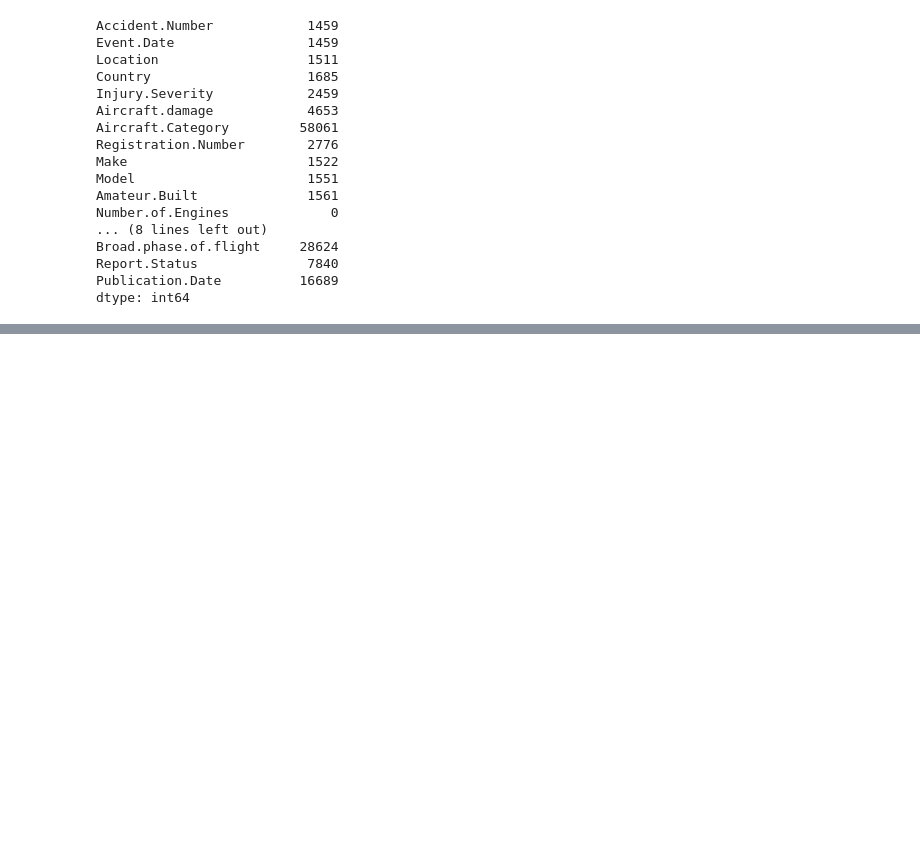
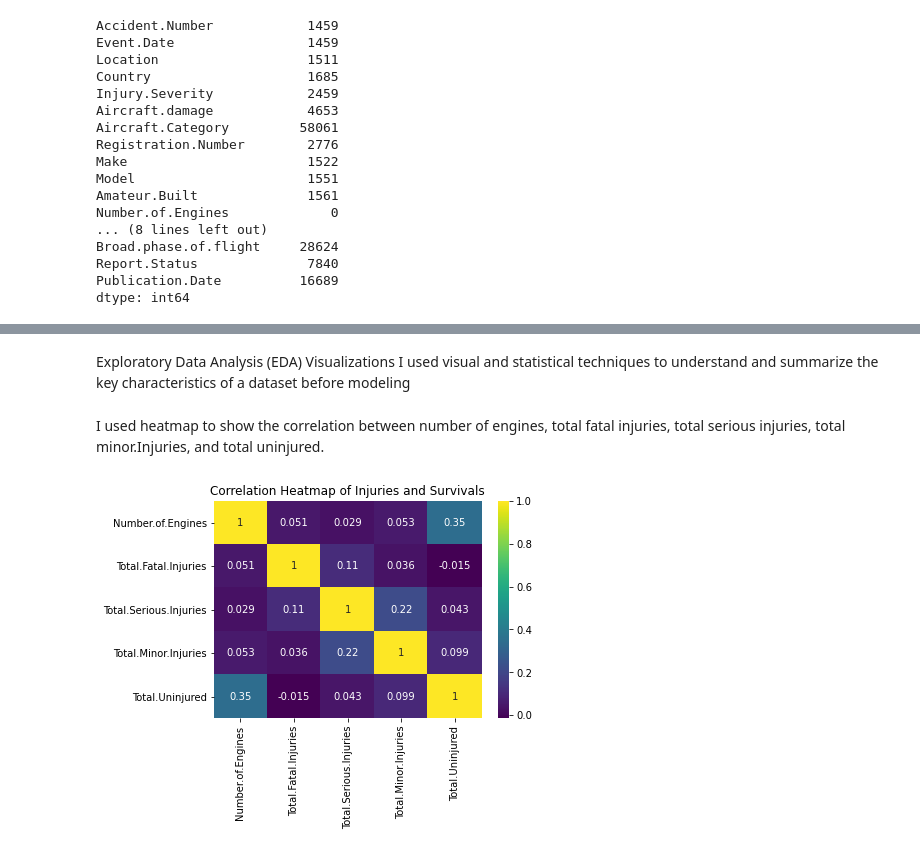
Before and after one commit to vidya-byte/dsc-phase-1-project-v3, a Jupyter notebook: student.ipynb, the cells around one changed output, grey strips where cells are left out. Cells and saved outputs as stored; diff of their text form; code cells hidden in the pictures; blank space fills up the shorter version.

Commit message:
Done with visualizations

```diff
--- a/student.ipynb
+++ b/student.ipynb
@@ -187,0 +273,12 @@ grouped_df
+# %%
+# 'Total.Fatal.Injuries by aircraft make
+df['Total.Fatal.Injuries'] = pd.to_numeric(df['Total.Fatal.Injuries'], errors='coerce')
+fatalities_by_make = df.groupby('Make')['Total.Fatal.Injuries'].sum().reset_index()
+highest_fatalities = fatalities_by_make.loc[fatalities_by_make['Total.Fatal.Injuries'].idxmax()]
+lowest_fatalities = fatalities_by_make.loc[fatalities_by_make['Total.Fatal.Injuries'].idxmin()]
+
+print("Aircraft Make with Highest Fatalities:")
+print(highest_fatalities)
+
+print("\nAircraft Make with Lowest Fatalities:")
+print(lowest_fatalities)
@@ -187,0 +295,13 @@ grouped_df
+# %% [markdown]
+Exploratory Data Analysis (EDA) Visualizations
+I used visual and statistical techniques to understand and summarize the key characteristics of a dataset before modeling
+# %% [markdown]
+I used heatmap to show the correlation between number of engines, total fatal injuries, total serious injuries, total minor.Injuries, and total uninjured.
+# %%
+# Using a heatmap to show correlation between numerical variables
+corr = df[['Number.of.Engines','Total.Fatal.Injuries', 'Total.Serious.Injuries', 'Total.Minor.Injuries', 'Total.Uninjured']].corr()
+sns.heatmap(corr, annot=True, cmap='viridis')
+plt.title('Correlation Heatmap of Injuries and Survivals')
+plt.show()
+# %% [output]
+[figure, added]
```
Also changed, not shown: parts of 34 cells of this notebook.
